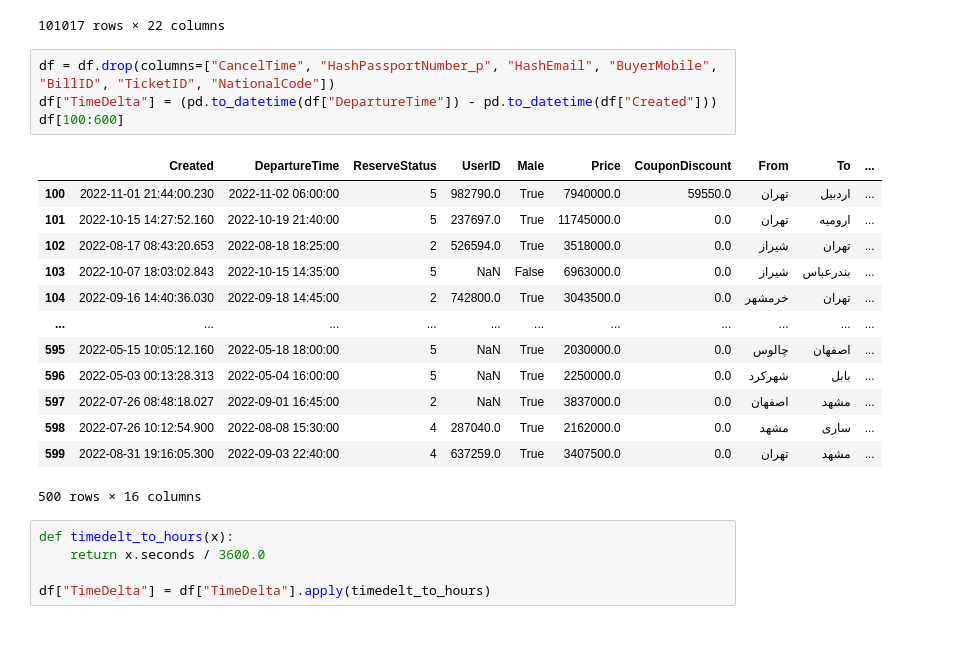
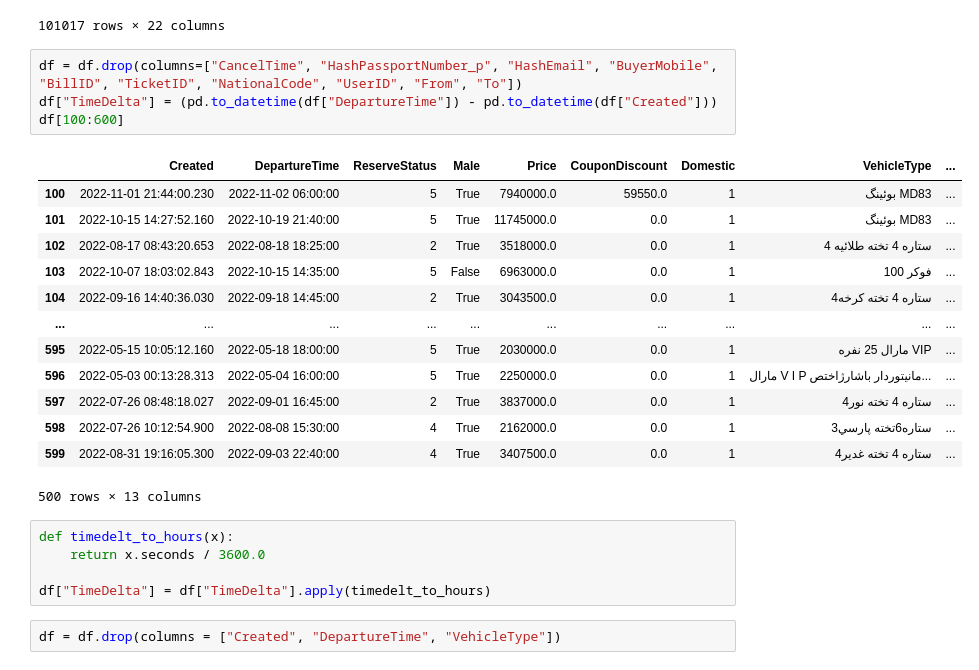
Before and after one commit to Periphanes/online_slaps, a Jupyter notebook: data/non_graph_wrangling/ticket_cancel_pre.ipynb, the cells around one changed output. Cells and saved outputs as stored; diff of their text form; blank space fills up the shorter version.

Commit message:
Cleaning up data - Ticket Cancel

```diff
--- a/data/non_graph_wrangling/ticket_cancel_pre.ipynb
+++ b/data/non_graph_wrangling/ticket_cancel_pre.ipynb
@@ -22,26 +24,28 @@ df
 | 101016 | 2022-03-31 13:29:11.530 | NaN | 2022-04-05 17:10:00 | 36742809 | 2711094.0 | 2 | NaN | True | 3168000.0 | ... |
 101017 rows × 22 columns
 # %%
-df = df.drop(columns=["CancelTime", "HashPassportNumber_p", "HashEmail", "BuyerMobile", "BillID", "TicketID", "NationalCode"])
+df = df.drop(columns=["CancelTime", "HashPassportNumber_p", "HashEmail", "BuyerMobile", "BillID", "TicketID", "NationalCode", "UserID", "From", "To"])
 df["TimeDelta"] = (pd.to_datetime(df["DepartureTime"]) - pd.to_datetime(df["Created"]))
 df[100:600]
 # %% [output]
-|  | Created | DepartureTime | ReserveStatus | UserID | Male | Price | CouponDiscount | From | To | ... |
-| 100 | 2022-11-01 21:44:00.230 | 2022-11-02 06:00:00 | 5 | 982790.0 | True | 7940000.0 | 59550.0 | تهران | اردبیل | ... |
-| 101 | 2022-10-15 14:27:52.160 | 2022-10-19 21:40:00 | 5 | 237697.0 | True | 11745000.0 | 0.0 | تهران | ارومیه | ... |
-| 102 | 2022-08-17 08:43:20.653 | 2022-08-18 18:25:00 | 2 | 526594.0 | True | 3518000.0 | 0.0 | شیراز | تهران | ... |
-| 103 | 2022-10-07 18:03:02.843 | 2022-10-15 14:35:00 | 5 | NaN | False | 6963000.0 | 0.0 | شیراز | بندرعباس | ... |
-| 104 | 2022-09-16 14:40:36.030 | 2022-09-18 14:45:00 | 2 | 742800.0 | True | 3043500.0 | 0.0 | خرمشهر | تهران | ... |
-| ... | ... | ... | ... | ... | ... | ... | ... | ... | ... | ... |
-| 595 | 2022-05-15 10:05:12.160 | 2022-05-18 18:00:00 | 5 | NaN | True | 2030000.0 | 0.0 | چالوس | اصفهان | ... |
-| 596 | 2022-05-03 00:13:28.313 | 2022-05-04 16:00:00 | 5 | NaN | True | 2250000.0 | 0.0 | شهرکرد | بابل | ... |
-| 597 | 2022-07-26 08:48:18.027 | 2022-09-01 16:45:00 | 2 | NaN | True | 3837000.0 | 0.0 | اصفهان | مشهد | ... |
-| 598 | 2022-07-26 10:12:54.900 | 2022-08-08 15:30:00 | 4 | 287040.0 | True | 2162000.0 | 0.0 | مشهد | ساری | ... |
-| 599 | 2022-08-31 19:16:05.300 | 2022-09-03 22:40:00 | 4 | 637259.0 | True | 3407500.0 | 0.0 | تهران | مشهد | ... |
+|  | Created | DepartureTime | ReserveStatus | Male | Price | CouponDiscount | Domestic | VehicleType | ... |
+| 100 | 2022-11-01 21:44:00.230 | 2022-11-02 06:00:00 | 5 | True | 7940000.0 | 59550.0 | 1 | بوئینگ MD83 | ... |
+| 101 | 2022-10-15 14:27:52.160 | 2022-10-19 21:40:00 | 5 | True | 11745000.0 | 0.0 | 1 | بوئینگ MD83 | ... |
+| 102 | 2022-08-17 08:43:20.653 | 2022-08-18 18:25:00 | 2 | True | 3518000.0 | 0.0 | 1 | 4 ستاره 4 تخته طلائيه | ... |
+| 103 | 2022-10-07 18:03:02.843 | 2022-10-15 14:35:00 | 5 | False | 6963000.0 | 0.0 | 1 | فوکر 100 | ... |
+| 104 | 2022-09-16 14:40:36.030 | 2022-09-18 14:45:00 | 2 | True | 3043500.0 | 0.0 | 1 | 4ستاره 4 تخته كرخه | ... |
+| ... | ... | ... | ... | ... | ... | ... | ... | ... | ... |
+| 595 | 2022-05-15 10:05:12.160 | 2022-05-18 18:00:00 | 5 | True | 2030000.0 | 0.0 | 1 | مارال 25 نفره VIP | ... |
+| 596 | 2022-05-03 00:13:28.313 | 2022-05-04 16:00:00 | 5 | True | 2250000.0 | 0.0 | 1 | مارال V I P مانیتوردار باشارژاختص... | ... |
+| 597 | 2022-07-26 08:48:18.027 | 2022-09-01 16:45:00 | 2 | True | 3837000.0 | 0.0 | 1 | 4ستاره 4 تخته نور | ... |
+| 598 | 2022-07-26 10:12:54.900 | 2022-08-08 15:30:00 | 4 | True | 2162000.0 | 0.0 | 1 | 3ستاره6تخته پارسي | ... |
+| 599 | 2022-08-31 19:16:05.300 | 2022-09-03 22:40:00 | 4 | True | 3407500.0 | 0.0 | 1 | 4ستاره 4 تخته غدير | ... |
-500 rows × 16 columns
+500 rows × 13 columns
 # %%
 def timedelt_to_hours(x):
     return x.seconds / 3600.0
 
 df["TimeDelta"] = df["TimeDelta"].apply(timedelt_to_hours)
+# %%
+df = df.drop(columns = ["Created", "DepartureTime", "VehicleType"])
 # %%
```
Also changed, not shown: parts of 13 cells of this notebook.
